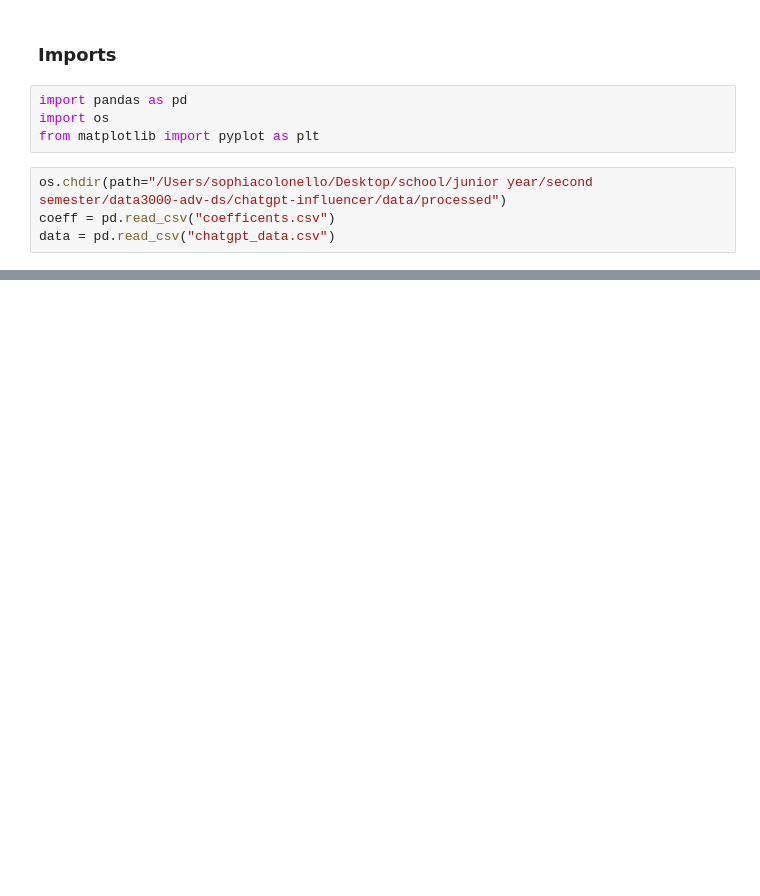
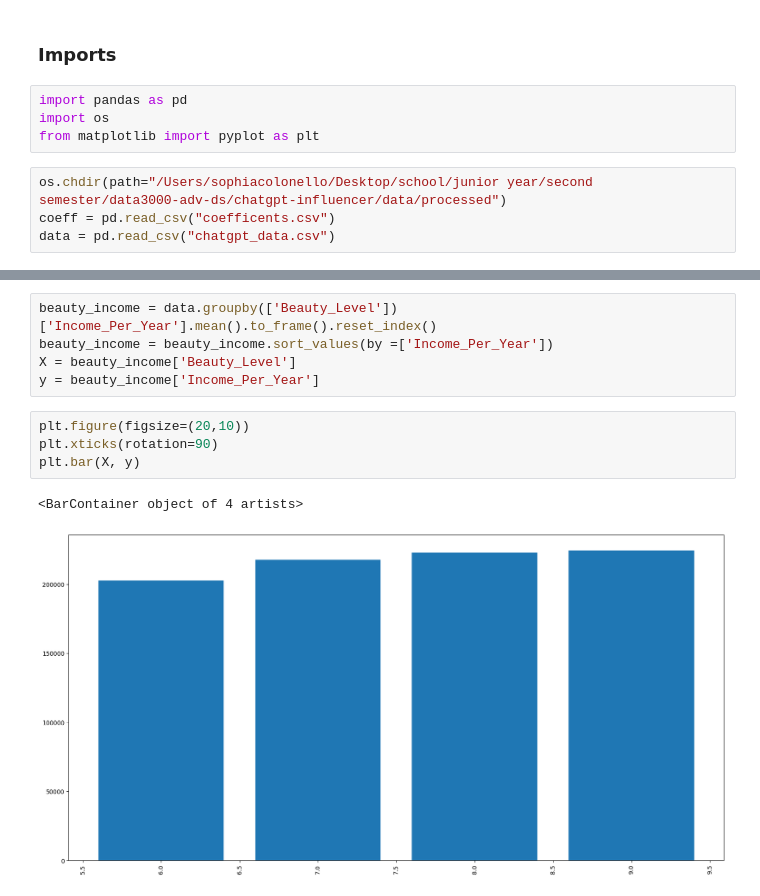
Before and after one commit to soph-colo/data3000-adv-ds, a Jupyter notebook: chatgpt-influencer/notebooks/data_analysis.ipynb, the cells around one changed output, grey strips where cells are left out. Drawn from its saved outputs; the diff is of its cells as text; blank space fills up the shorter version.

```diff
--- a/chatgpt-influencer/notebooks/data_analysis.ipynb
+++ b/chatgpt-influencer/notebooks/data_analysis.ipynb
@@ -24,0 +56,12 @@ plt.bar(X, y)
+# %%
+beauty_income = data.groupby(['Beauty_Level'])['Income_Per_Year'].mean().to_frame().reset_index()
+beauty_income = beauty_income.sort_values(by =['Income_Per_Year'])
+X = beauty_income['Beauty_Level']
+y = beauty_income['Income_Per_Year']
+# %%
+plt.figure(figsize=(20,10))
+plt.xticks(rotation=90)
+plt.bar(X, y)
+# %% [output]
+<BarContainer object of 4 artists>
+[figure, added]
```
Also changed, not shown: parts of 7 cells of this notebook, 2 other files.
